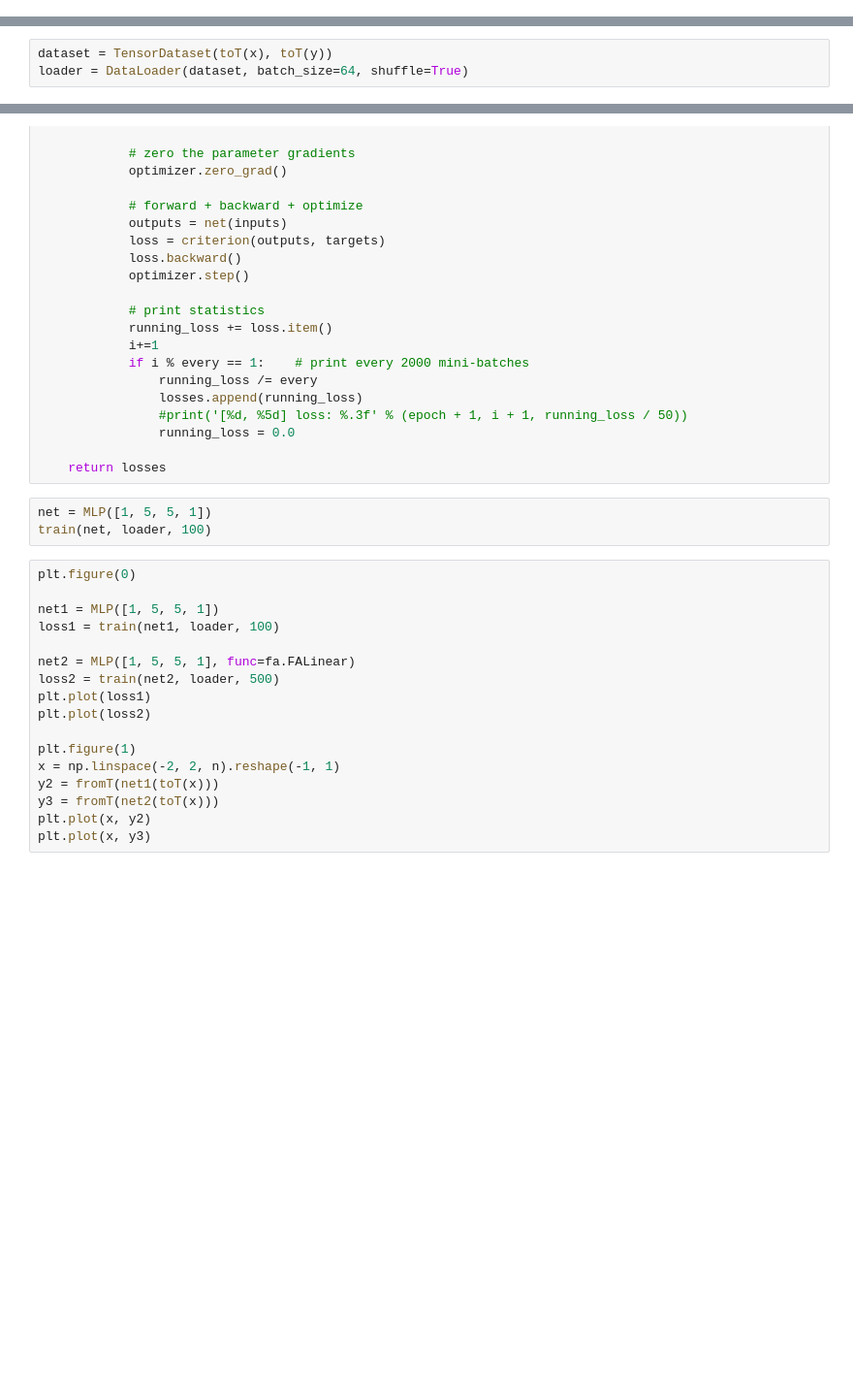
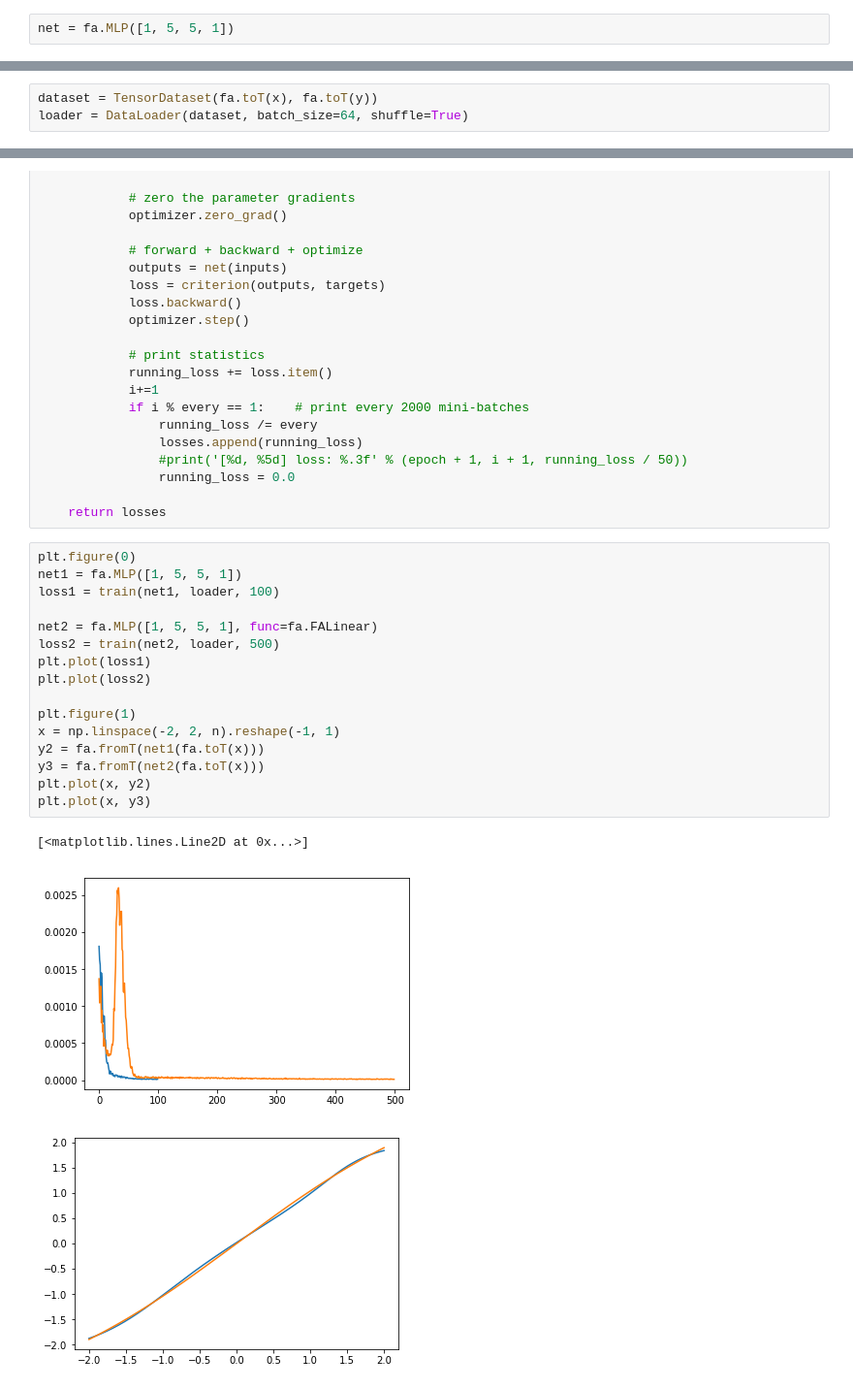
Before and after one commit to taliesinb/feedback_alignment, a Jupyter notebook: mlp.ipynb, the cells around one changed output, grey strips where cells are left out. Shown: that part at 97% size. Drawn from its saved outputs; the diff is of its cells as text; blank space fills up the shorter version.

```diff
--- a/mlp.ipynb
+++ b/mlp.ipynb
@@ -31,3 +18,5 @@ def fromT(x):
+# %%
+net = fa.MLP([1, 5, 5, 1])
 # %%
 n = 1000
 x = np.linspace(-2, 2, n).reshape(-1, 1)
@@ -36,5 +28,5 @@ plt.plot(x, y, 'ro')
 # %%
-dataset = TensorDataset(toT(x), toT(y))
+dataset = TensorDataset(fa.toT(x), fa.toT(y))
 loader = DataLoader(dataset, batch_size=64, shuffle=True)
 # %%
 def train(net, loader, epochs=50):
@@ -68,23 +60,23 @@ def train(net, loader, epochs=50):
                 running_loss = 0.0
 
     return losses
-# %%
-net = MLP([1, 5, 5, 1])
-train(net, loader, 100)
 # %%
 plt.figure(0)
-
-net1 = MLP([1, 5, 5, 1])
+net1 = fa.MLP([1, 5, 5, 1])
 loss1 = train(net1, loader, 100)
 
-net2 = MLP([1, 5, 5, 1], func=fa.FALinear)
+net2 = fa.MLP([1, 5, 5, 1], func=fa.FALinear)
 loss2 = train(net2, loader, 500)
 plt.plot(loss1)
 plt.plot(loss2)
 
 plt.figure(1)
 x = np.linspace(-2, 2, n).reshape(-1, 1)
-y2 = fromT(net1(toT(x)))
-y3 = fromT(net2(toT(x)))
+y2 = fa.fromT(net1(fa.toT(x)))
+y3 = fa.fromT(net2(fa.toT(x)))
 plt.plot(x, y2)
 plt.plot(x, y3)
+# %% [output]
+[<matplotlib.lines.Line2D at 0x...>]
+[figure, added]
+[figure, added]
```
Also changed, not shown: parts of 11 cells of this notebook, 1 other file.
